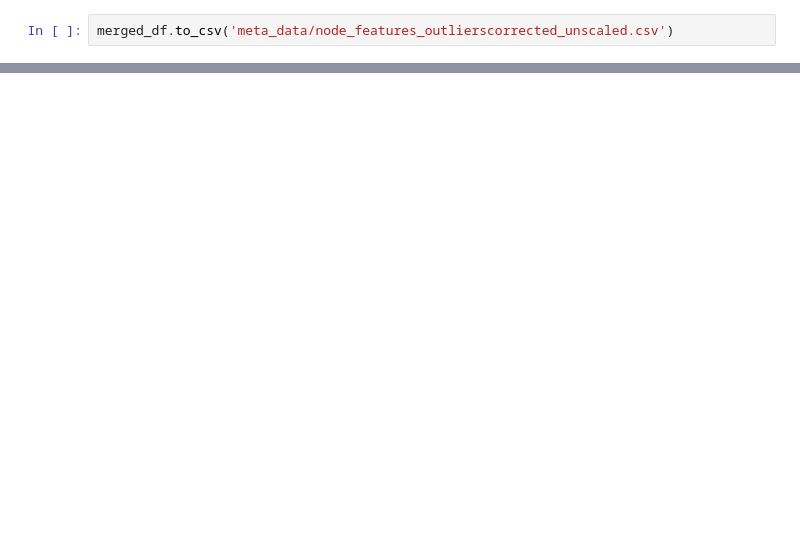
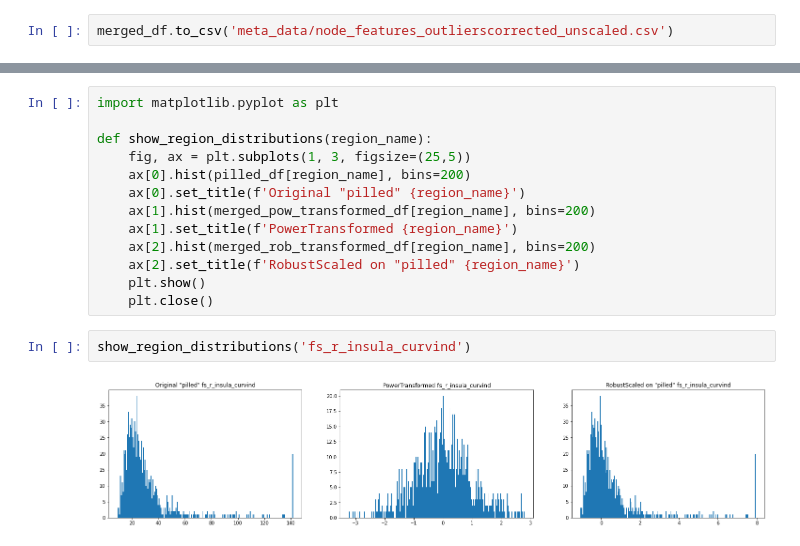
Before and after one commit to tjiagoM/spatio-temporal-brain, a Jupyter notebook: 00_nodefeats_checks.ipynb, the cells around one changed output, grey strips where cells are left out. Saved outputs shown, nothing was run; the diff lists cells and outputs as text; blank space fills up the shorter version.

```diff
--- a/00_nodefeats_checks.ipynb
+++ b/00_nodefeats_checks.ipynb
@@ -229,0 +210,17 @@ _ = plt.hist(merged_transformed_df['fs_l_isthmuscingulate_area'], bins=100)
+# %%
+import matplotlib.pyplot as plt
+
+def show_region_distributions(region_name):
+    fig, ax = plt.subplots(1, 3, figsize=(25,5))
+    ax[0].hist(pilled_df[region_name], bins=200)
+    ax[0].set_title(f'Original "pilled" {region_name}')
+    ax[1].hist(merged_pow_transformed_df[region_name], bins=200)
+    ax[1].set_title(f'PowerTransformed {region_name}')
+    ax[2].hist(merged_rob_transformed_df[region_name], bins=200)
+    ax[2].set_title(f'RobustScaled on "pilled" {region_name}')
+    plt.show()
+    plt.close()
+# %%
+show_region_distributions('fs_r_insula_curvind')
+# %% [output]
+[figure, added]
```
Also changed, not shown: parts of 23 cells of this notebook, 5 other files.
